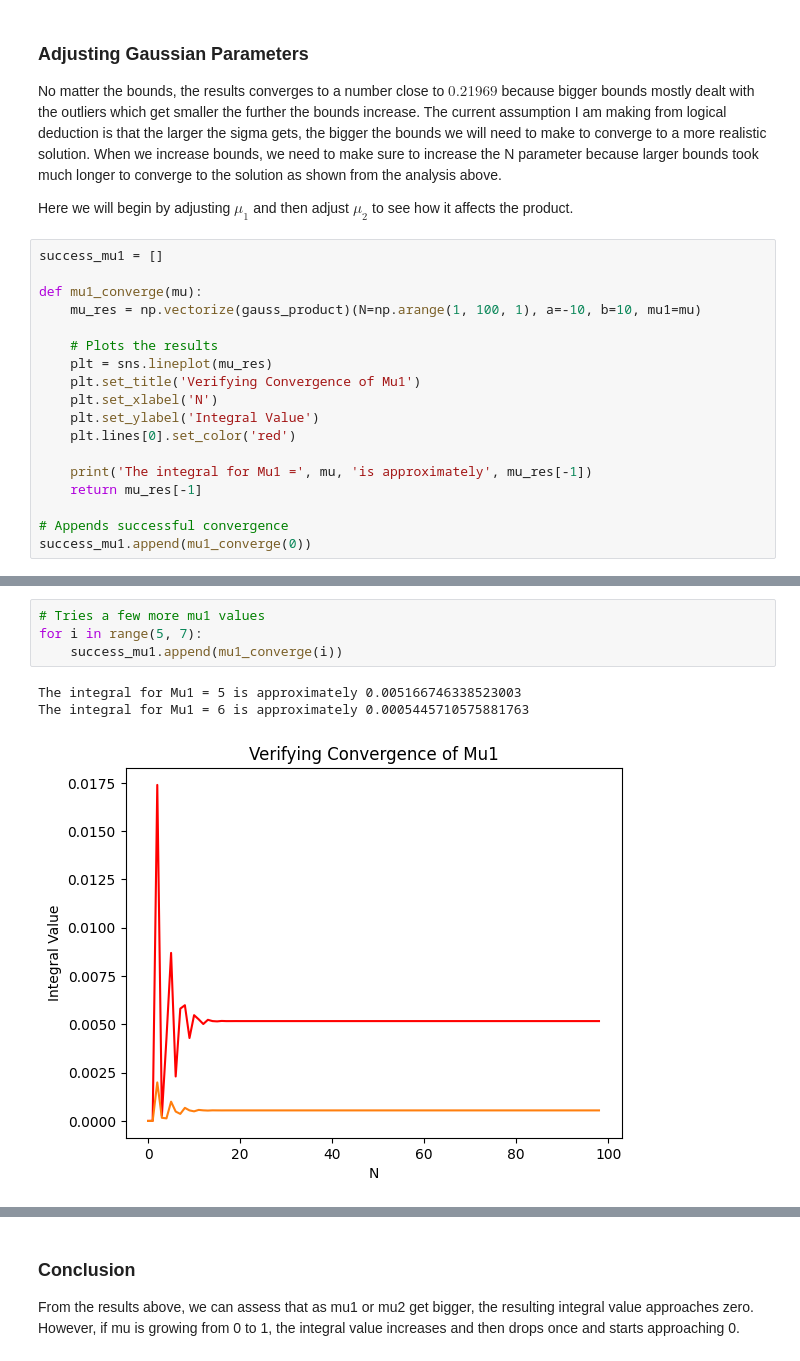
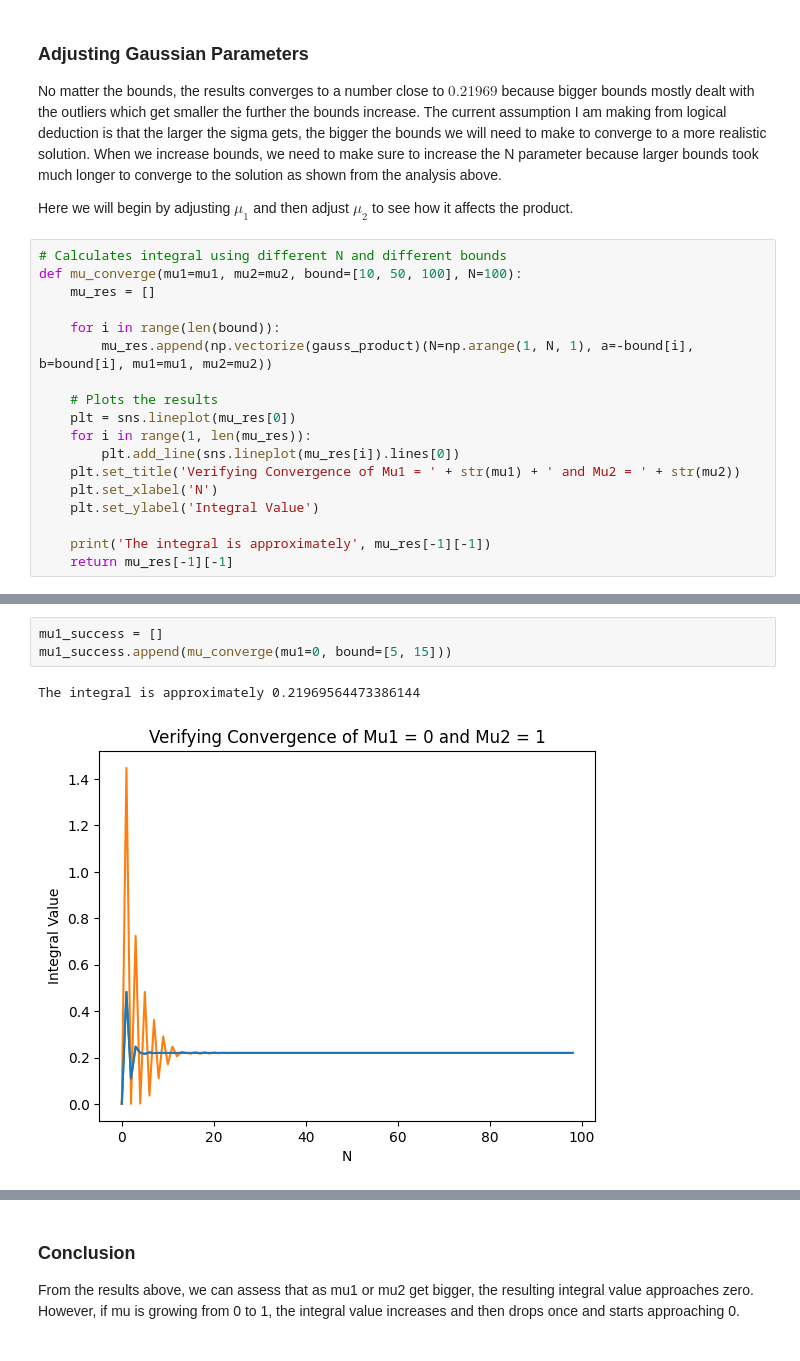
Before and after one commit to Tqkoyaki/Research, a Jupyter notebook: GaussianIntegral.ipynb, the cells around one changed output, grey strips where cells are left out. Cells and saved outputs as stored; diff of their text form.

```diff
--- a/GaussianIntegral.ipynb
+++ b/GaussianIntegral.ipynb
@@ -136,20 +136,20 @@ No matter the bounds, the results converges to a number close to $0.21969$ becau
 
 Here we will begin by adjusting $\mu_1$ and then adjust $\mu_2$ to see how it affects the product.
 # %%
-success_mu1 = []
+# Calculates integral using different N and different bounds
+def mu_converge(mu1=mu1, mu2=mu2, bound=[10, 50, 100], N=100):
+    mu_res = []
 
-def mu1_converge(mu):
-    mu_res = np.vectorize(gauss_product)(N=np.arange(1, 100, 1), a=-10, b=10, mu1=mu)
+    for i in range(len(bound)):
+        mu_res.append(np.vectorize(gauss_product)(N=np.arange(1, N, 1), a=-bound[i], b=bound[i], mu1=mu1, mu2=mu2))
 
     # Plots the results
-    plt = sns.lineplot(mu_res)
-    plt.set_title('Verifying Convergence of Mu1')
+    plt = sns.lineplot(mu_res[0])
+    for i in range(1, len(mu_res)):
+        plt.add_line(sns.lineplot(mu_res[i]).lines[0])
+    plt.set_title('Verifying Convergence of Mu1 = ' + str(mu1) + ' and Mu2 = ' + str(mu2))
     plt.set_xlabel('N')
     plt.set_ylabel('Integral Value')
-    plt.lines[0].set_color('red')
 
-    print('The integral for Mu1 =', mu, 'is approximately', mu_res[-1])
-    return mu_res[-1]
-
-# Appends successful convergence
-success_mu1.append(mu1_converge(0))
+    print('The integral is approximately', mu_res[-1][-1])
+    return mu_res[-1][-1]
@@ -169,8 +156,6 @@ The integral for Mu1 = 4 is approximately 0.029732572305907284
-# %%
-# Tries a few more mu1 values
-for i in range(5, 7):
-    success_mu1.append(mu1_converge(i))
-# %% [output]
-The integral for Mu1 = 5 is approximately 0.005166746338523003
-The integral for Mu1 = 6 is approximately 0.0005445710575881763
-[figure, removed]
+# %%
+mu1_success = []
+mu1_success.append(mu_converge(mu1=0, bound=[5, 15]))
+# %% [output]
+The integral is approximately 0.21969564473386144
+[figure, added]
```
Also changed, not shown: parts of 16 cells of this notebook.
